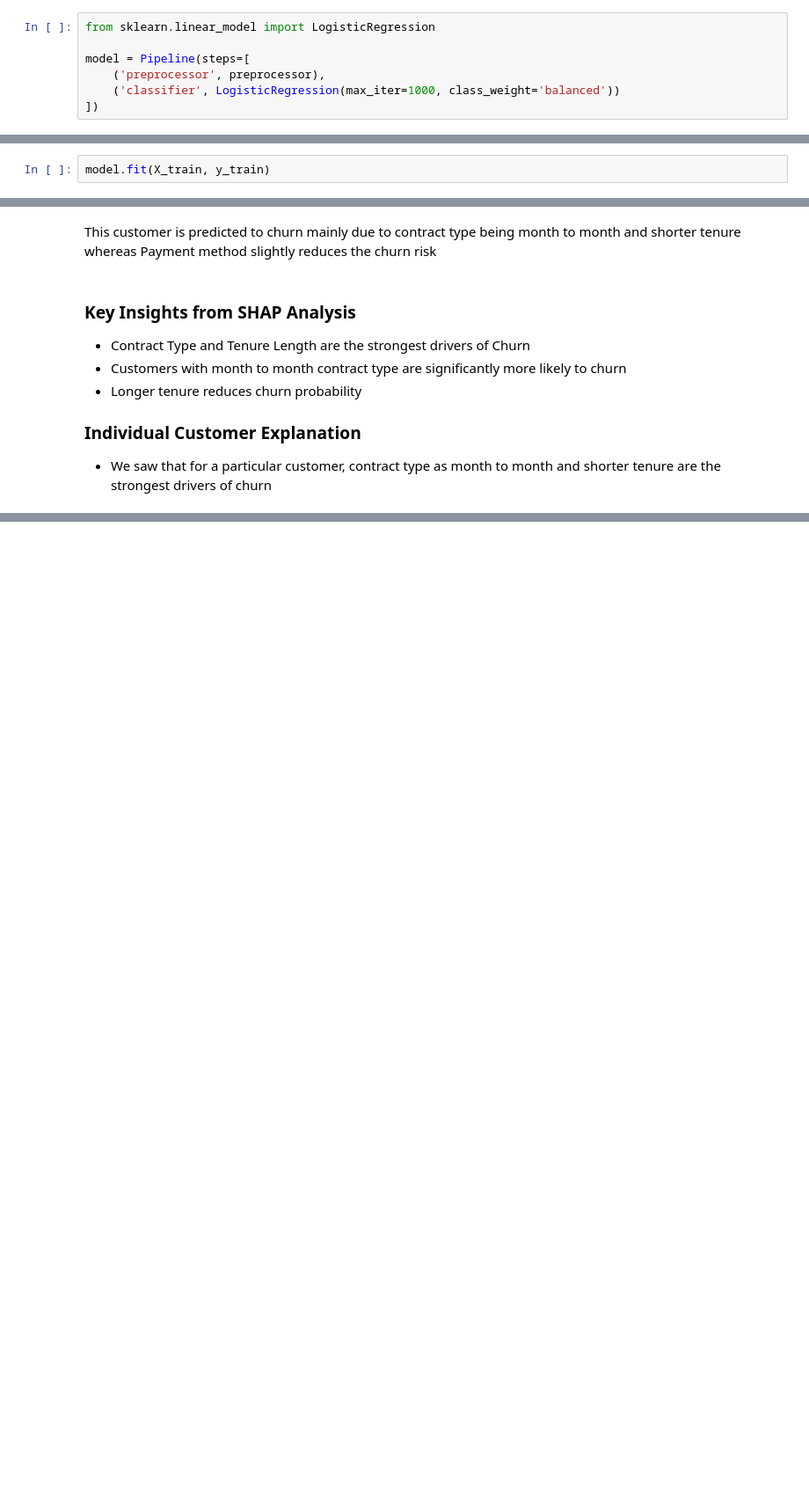
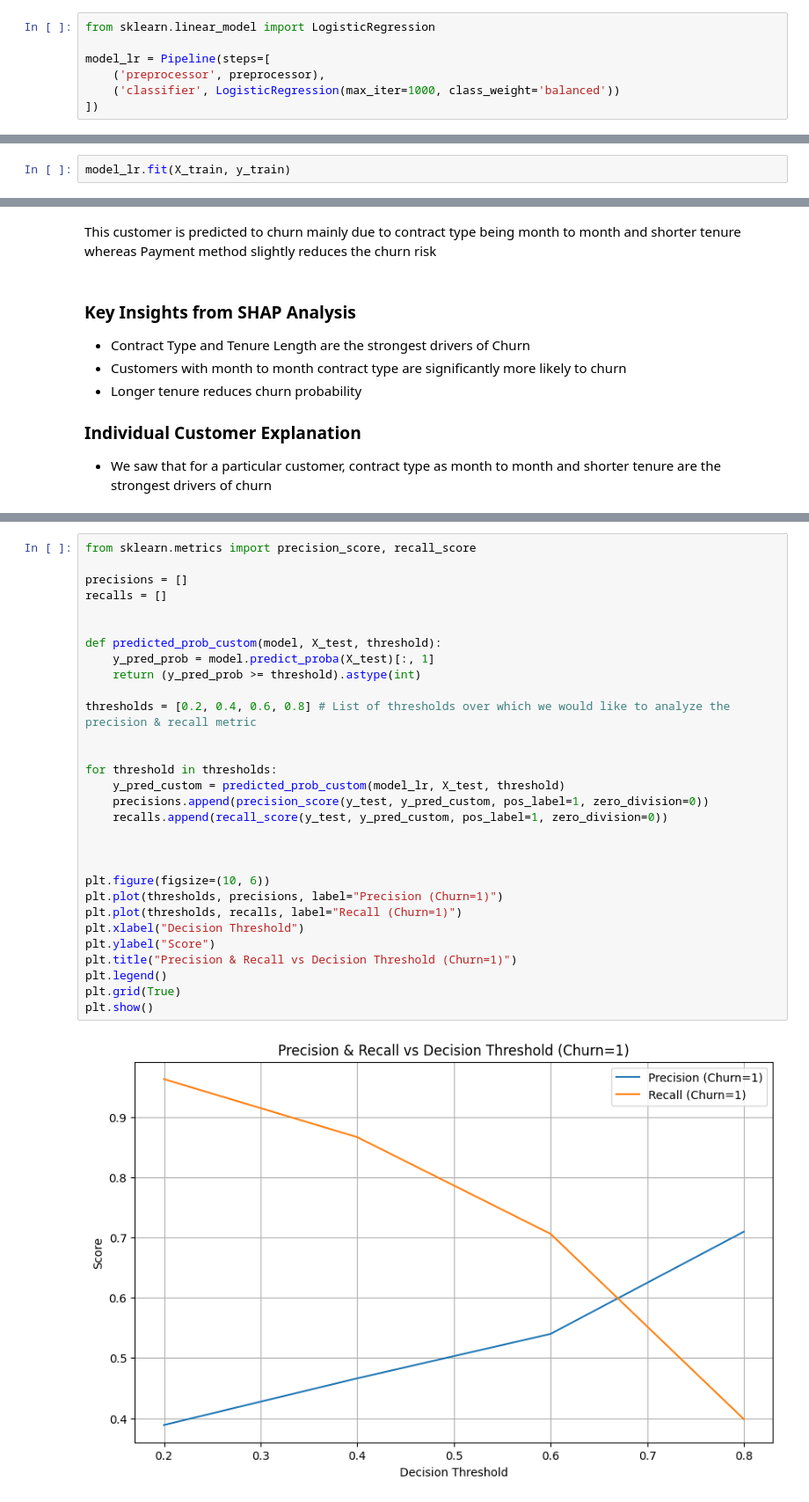
Before and after one commit to TarandeepKalra/customer-churn-model-comparison, a Jupyter notebook: model_comparison_churn.ipynb, the cells around one changed output, grey strips where cells are left out. Shown at 88% size. Saved outputs shown, nothing was run; the diff lists cells and outputs as text; blank space fills up the shorter version.

Commit message:
Add Threshold Tuning for Precision & Recall Adjustment

```diff
--- a/model_comparison_churn.ipynb
+++ b/model_comparison_churn.ipynb
@@ -172,14 +173,14 @@ Create a Logistic Regression Pipeline
 # %%
 from sklearn.linear_model import LogisticRegression
 
-model = Pipeline(steps=[
+model_lr = Pipeline(steps=[
     ('preprocessor', preprocessor),
     ('classifier', LogisticRegression(max_iter=1000, class_weight='balanced'))
 ])
 # %% [markdown]
 Train the model on Training Data
 # %%
-model.fit(X_train, y_train)
+model_lr.fit(X_train, y_train)
 # %% [output]
 Pipeline(steps=[('preprocessor',
                  ColumnTransformer(transformers=[('num',
@@ -567,0 +568,32 @@ This customer is predicted to churn mainly due to contract type being month to m
+# %%
+from sklearn.metrics import precision_score, recall_score
+
+precisions = []
+recalls = []
+
+
+def predicted_prob_custom(model, X_test, threshold):
+    y_pred_prob = model.predict_proba(X_test)[:, 1]
+    return (y_pred_prob >= threshold).astype(int)
+
+thresholds = [0.2, 0.4, 0.6, 0.8] # List of thresholds over which we would like to analyze the precision & recall metric
+
+
+for threshold in thresholds:
+    y_pred_custom = predicted_prob_custom(model_lr, X_test, threshold)
+    precisions.append(precision_score(y_test, y_pred_custom, pos_label=1, zero_division=0))
+    recalls.append(recall_score(y_test, y_pred_custom, pos_label=1, zero_division=0))
+
+
+
+plt.figure(figsize=(10, 6))
+plt.plot(thresholds, precisions, label="Precision (Churn=1)")
+plt.plot(thresholds, recalls, label="Recall (Churn=1)")
+plt.xlabel("Decision Threshold")
+plt.ylabel("Score")
+plt.title("Precision & Recall vs Decision Threshold (Churn=1)")
+plt.legend()
+plt.grid(True)
+plt.show()
+# %% [output]
+[figure, added]
```
Also changed, not shown: parts of 9 cells of this notebook, 4 other files.
